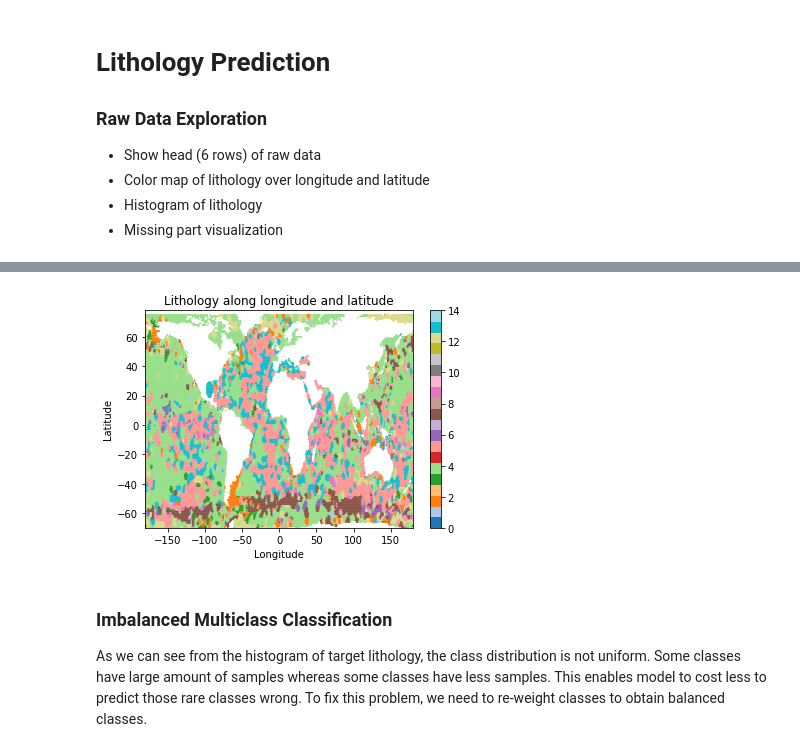
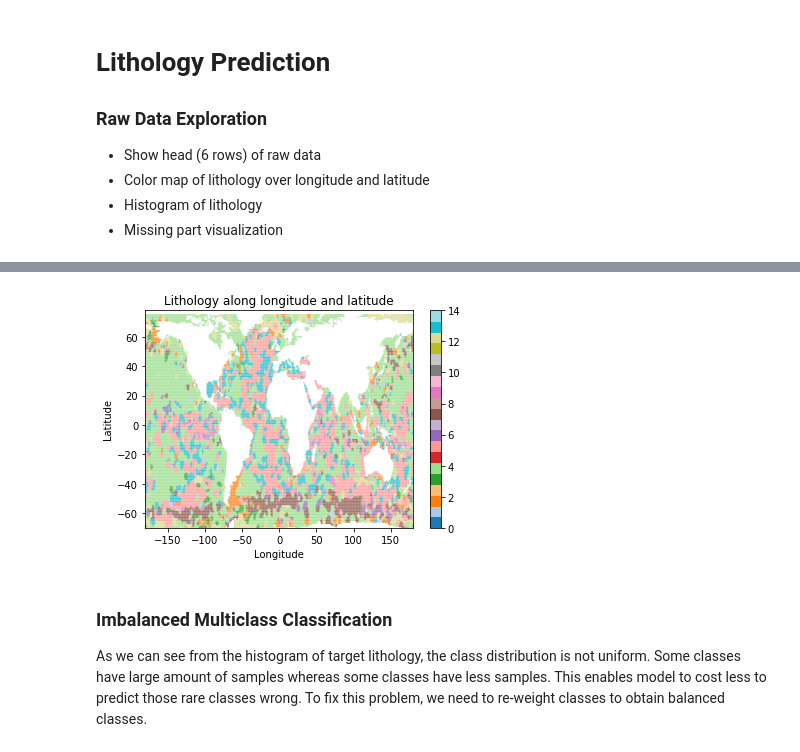
Before and after one commit to joyceyuu/sea, a Jupyter notebook: Keras Lithology.ipynb, the cells around one changed output, grey strips where cells are left out. Drawn from its saved outputs; the diff is of its cells as text; code cells hidden in the pictures.

```diff
--- a/Keras Lithology.ipynb
+++ b/Keras Lithology.ipynb
@@ -26,21 +35,21 @@ dfdata.head()
 # %%
 lon = dfdata["longitude"].values
 lat = dfdata["latitude"].values
 y = dfdata["lithology"].values
 
 # plot lithology vesus longitude and latitude
 def draw_global(lon, lat, y, title, cmap="tab20", vmin=0, vmax=14):
-    sc = plt.scatter(lon, lat, s=0.5, c=y, cmap=cmap, vmin=vmin, vmax=vmax)
+    sc = plt.scatter(lon, lat, s=0.1, c=y, cmap=cmap, vmin=vmin, vmax=vmax)
     plt.title(title)
     plt.xlim([-180, 180])
     plt.ylim([-70, 78])
     plt.xlabel("Longitude")
     plt.ylabel("Latitude")
     plt.colorbar(sc)
     plt.show()
 draw_global(lon, lat, y, "Lithology along longitude and latitude")
 # %% [output]
-[figure, old version]
+[figure, new version]
 # %% [markdown]
 ### Imbalanced Multiclass Classification
 As we can see from the histogram of target lithology, the class distribution is not uniform. Some classes have large amount of samples whereas some classes have less samples. This enables model to cost less to predict those rare classes wrong. To fix this problem, we need to re-weight classes to obtain balanced classes.
```
Also changed, not shown: parts of 8 cells of this notebook, 1 other file.
